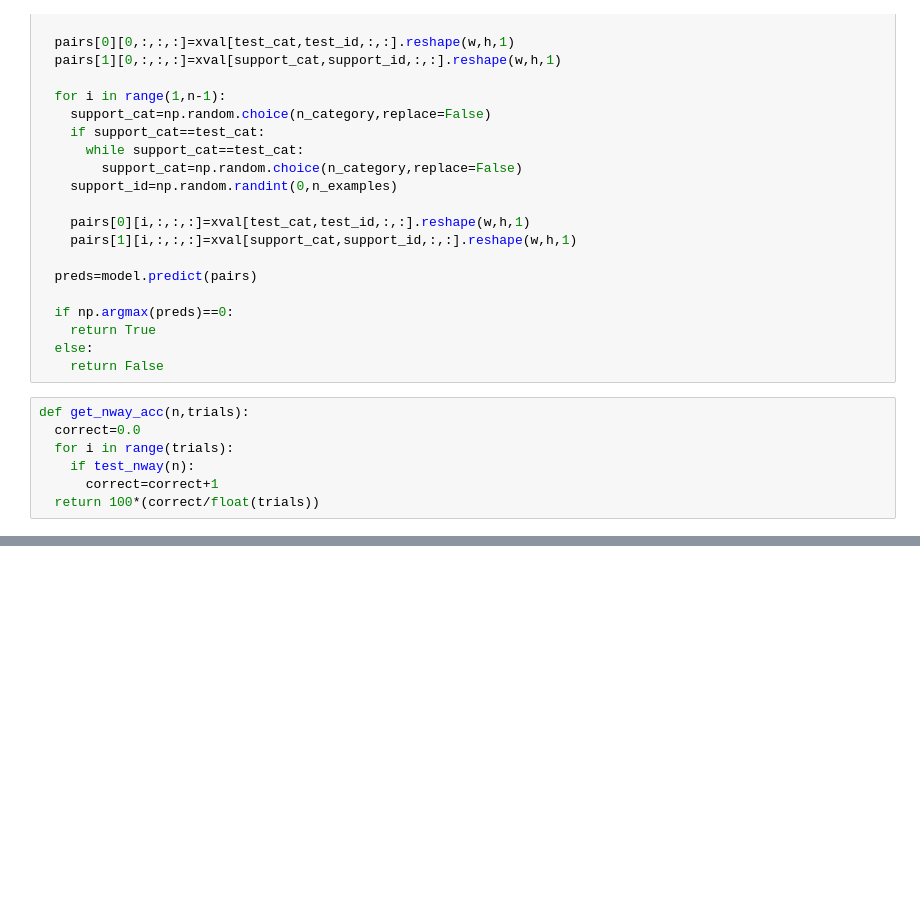
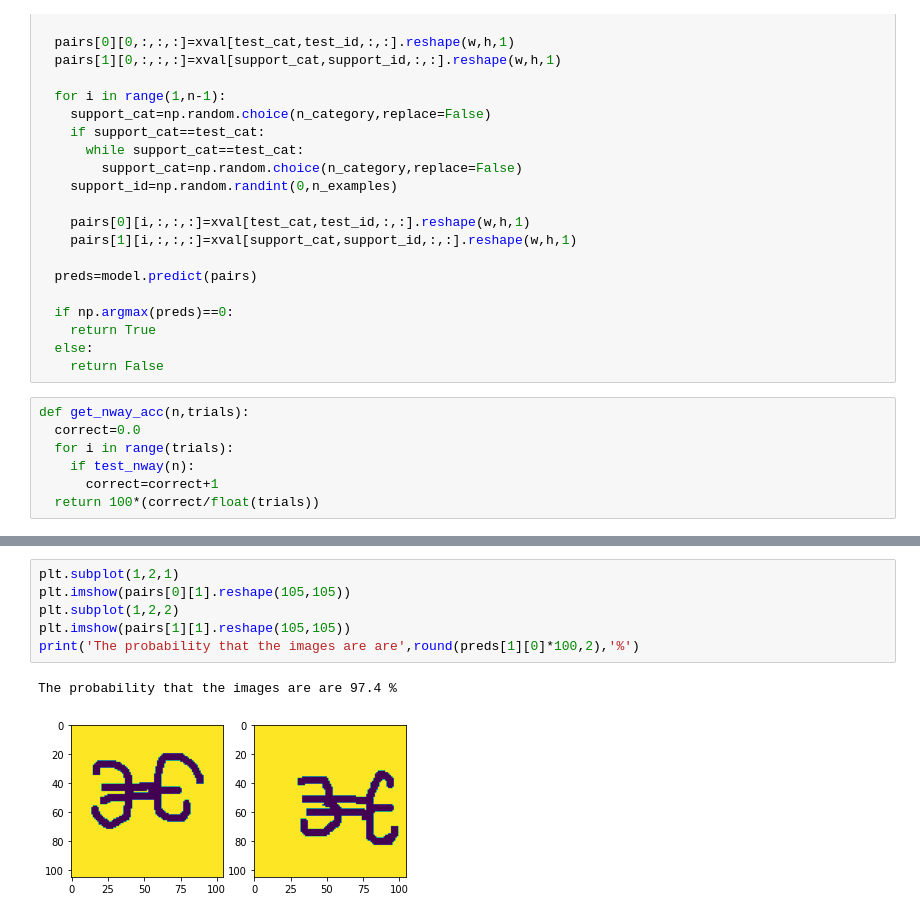
Before and after one commit to mittshah2/One-Shot-Learning, a Jupyter notebook: One_shot_learning.ipynb, the cells around one changed output, grey strips where cells are left out. Saved outputs shown, nothing was run; the diff lists cells and outputs as text; blank space fills up the shorter version.

```diff
--- a/One_shot_learning.ipynb
+++ b/One_shot_learning.ipynb
@@ -300,0 +318,9 @@ def knn_acc(n,k):
+# %%
+plt.subplot(1,2,1)
+plt.imshow(pairs[0][1].reshape(105,105))
+plt.subplot(1,2,2)
+plt.imshow(pairs[1][1].reshape(105,105))
+print('The probability that the images are are',round(preds[1][0]*100,2),'%')
+# %% [output]
+The probability that the images are are 97.4 %
+[figure, added]
```
Also changed, not shown: parts of 6 cells of this notebook.
